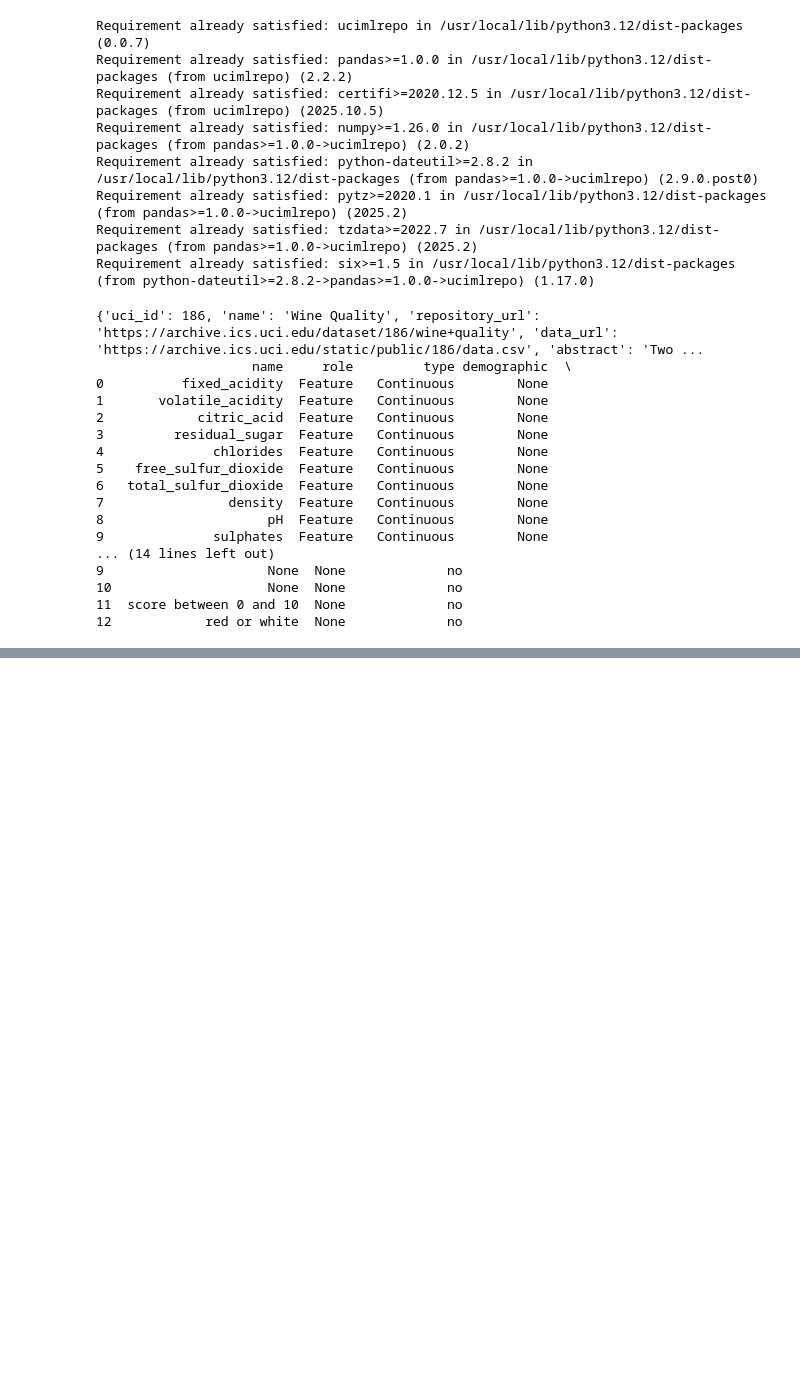
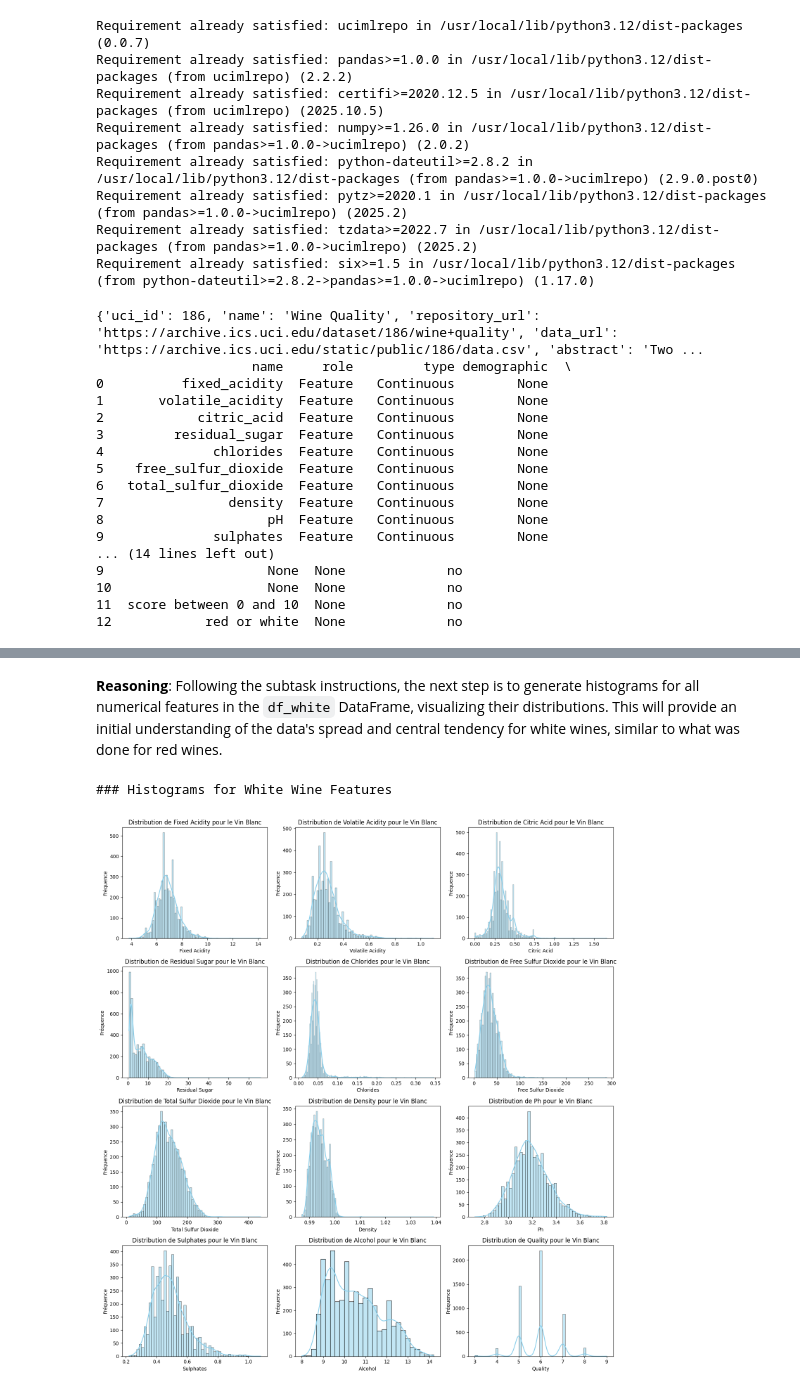
Before and after one commit to Yassine-Jamal/DS, a Jupyter notebook: JAMAL_YASSINE_SS1.ipynb, the cells around one changed output, grey strips where cells are left out. Drawn from its saved outputs; the diff is of its cells as text; code cells hidden in the pictures; blank space fills up the shorter version.

```diff
--- a/JAMAL_YASSINE_SS1.ipynb
+++ b/JAMAL_YASSINE_SS1.ipynb
@@ -47,0 +195,24 @@ print(wine_quality.variables)
+# %% [markdown]
+**Reasoning**:
+Following the subtask instructions, the next step is to generate histograms for all numerical features in the `df_white` DataFrame, visualizing their distributions. This will provide an initial understanding of the data's spread and central tendency for white wines, similar to what was done for red wines.
+# %%
+print("### Histograms for White Wine Features")
+# Determine the number of columns for subplots
+num_features_white = df_white.shape[1]
+num_cols = 3 # Number of columns in the subplot grid
+num_rows_white = (num_features_white + num_cols - 1) // num_cols # Calculate rows needed
+
+plt.figure(figsize=(num_cols * 5, num_rows_white * 4)) # Adjust figure size dynamically
+
+for i, column in enumerate(df_white.columns):
+    plt.subplot(num_rows_white, num_cols, i + 1)
+    sns.histplot(df_white[column], kde=True, color='skyblue') # Using a different color for white wine
+    plt.title(f'Distribution de {column.replace("_", " ").title()} pour le Vin Blanc')
+    plt.xlabel(column.replace("_", " ").title())
+    plt.ylabel('Fréquence')
+
+plt.tight_layout()
+plt.show()
+# %% [output]
+### Histograms for White Wine Features
+[figure, added]
```
Also changed, not shown: parts of 35 cells of this notebook.
